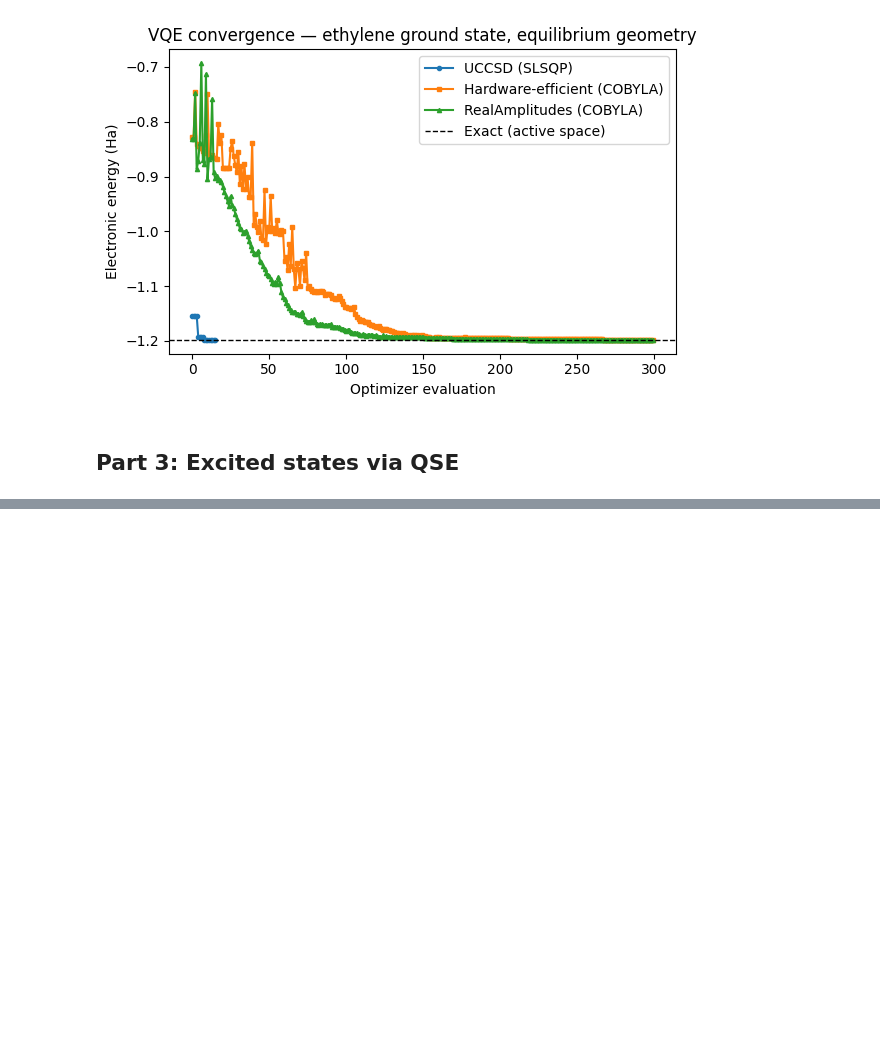
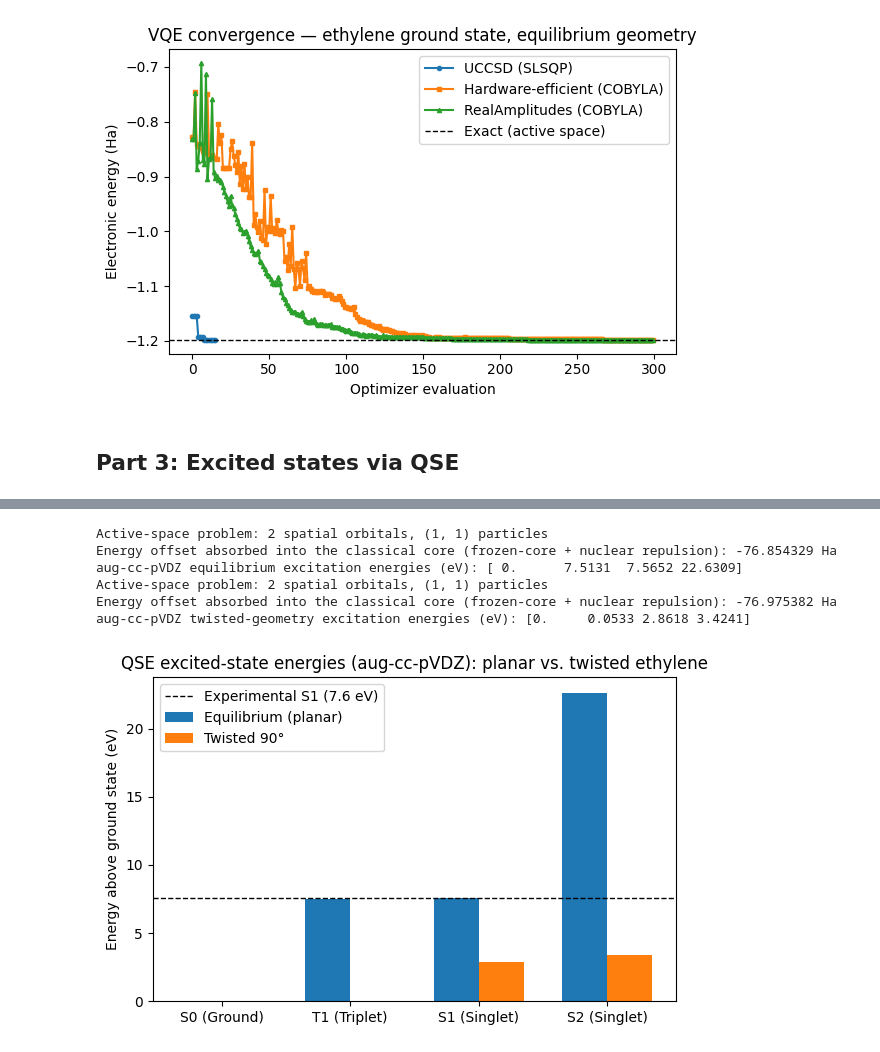
Before and after one commit to MSH-20/Quantum-Simulation-of-Photo-Induced-Charge-Dynamics, a Jupyter notebook: Quantum/ethylene_vqe_qse.ipynb, the cells around one changed output, grey strips where cells are left out. Saved outputs shown, nothing was run; the diff lists cells and outputs as text; code cells hidden in the pictures; blank space fills up the shorter version.

```diff
--- a/Quantum/ethylene_vqe_qse.ipynb
+++ b/Quantum/ethylene_vqe_qse.ipynb
@@ -295,0 +397,50 @@ Difference : -2.808 eV
+# %%
+# --- aug-cc-pVDZ: equilibrium + twisted geometry, ground state + QSE -------
+basis_aug = "aug-cc-pvdz"
+
+full_eq_aug = run_driver(geometry_equilibrium, basis=basis_aug)
+as_problem_eq_aug = ActiveSpaceTransformation(full_eq_aug, 2, 2)
+hf_eq_aug = HartreeFock(as_problem_eq_aug.num_spatial_orbitals, as_problem_eq_aug.num_particles, mapper)
+ansatz_eq_aug = UCCSD(as_problem_eq_aug.num_spatial_orbitals, as_problem_eq_aug.num_particles, mapper, initial_state=hf_eq_aug)
+result_eq_aug, history_eq_aug, vqe_uccsd_eq_aug = run_vqe(ansatz_eq_aug, as_problem_eq_aug, mapper, SLSQP(maxiter=200))
+
+gse_uccsd_eq_aug = GroundStateEigensolver(mapper, vqe_uccsd_eq_aug)
+qse_energies_eq_aug = run_qse(gse_uccsd_eq_aug, as_problem_eq_aug, mapper)
+excitation_eq_eV_aug = (qse_energies_eq_aug - qse_energies_eq_aug[0]) * HARTREE_TO_EV
+print("aug-cc-pVDZ equilibrium excitation energies (eV):", np.round(excitation_eq_eV_aug, 4))
+
+full_tw_aug = run_driver(geometry_twisted, basis=basis_aug)
+as_problem_tw_aug = ActiveSpaceTransformation(full_tw_aug, 2, 2)
+hf_tw_aug = HartreeFock(as_problem_tw_aug.num_spatial_orbitals, as_problem_tw_aug.num_particles, mapper)
+ansatz_tw_aug = UCCSD(as_problem_tw_aug.num_spatial_orbitals, as_problem_tw_aug.num_particles, mapper, initial_state=hf_tw_aug)
+result_tw_aug, history_tw_aug, vqe_uccsd_tw_aug = run_vqe(ansatz_tw_aug, as_problem_tw_aug, mapper, SLSQP(maxiter=200))
+
+gse_uccsd_tw_aug = GroundStateEigensolver(mapper, vqe_uccsd_tw_aug)
+qse_energies_tw_aug = run_qse(gse_uccsd_tw_aug, as_problem_tw_aug, mapper)
+excitation_tw_eV_aug = (qse_energies_tw_aug - qse_energies_tw_aug[0]) * HARTREE_TO_EV
+print("aug-cc-pVDZ twisted-geometry excitation energies (eV):", np.round(excitation_tw_eV_aug, 4))
+# %% [output]
+Active-space problem: 2 spatial orbitals, (1, 1) particles
+Energy offset absorbed into the classical core (frozen-core + nuclear repulsion): -76.854329 Ha
+aug-cc-pVDZ equilibrium excitation energies (eV): [ 0.      7.5131  7.5652 22.6309]
+Active-space problem: 2 spatial orbitals, (1, 1) particles
+Energy offset absorbed into the classical core (frozen-core + nuclear repulsion): -76.975382 Ha
+aug-cc-pVDZ twisted-geometry excitation energies (eV): [0.     0.0533 2.8618 3.4241]
+# %%
+fig, ax = plt.subplots(figsize=(6, 4))
+# labels = ["S0", "S1/T1", "S2", "S3"]
+labels = ["S0 (Ground)", "T1 (Triplet)", "S1 (Singlet)", "S2 (Singlet)"]
+x = np.arange(len(labels))
+width = 0.35
+ax.bar(x - width/2, excitation_eq_eV_aug, width, label="Equilibrium (planar)")
+ax.bar(x + width/2, excitation_tw_eV_aug, width, label="Twisted 90°")
+ax.axhline(EXPERIMENTAL_PI_PISTAR_EV, color="k", ls="--", lw=1,
+           label=f"Experimental S1 ({EXPERIMENTAL_PI_PISTAR_EV} eV)")
+ax.set_xticks(x); ax.set_xticklabels(labels)
+ax.set_ylabel("Energy above ground state (eV)")
+ax.set_title("QSE excited-state energies (aug-cc-pVDZ): planar vs. twisted ethylene")
+ax.legend()
+plt.tight_layout()
+plt.show()
+# %% [output]
+[figure, added]
```
Also changed, not shown: parts of 12 cells of this notebook.
